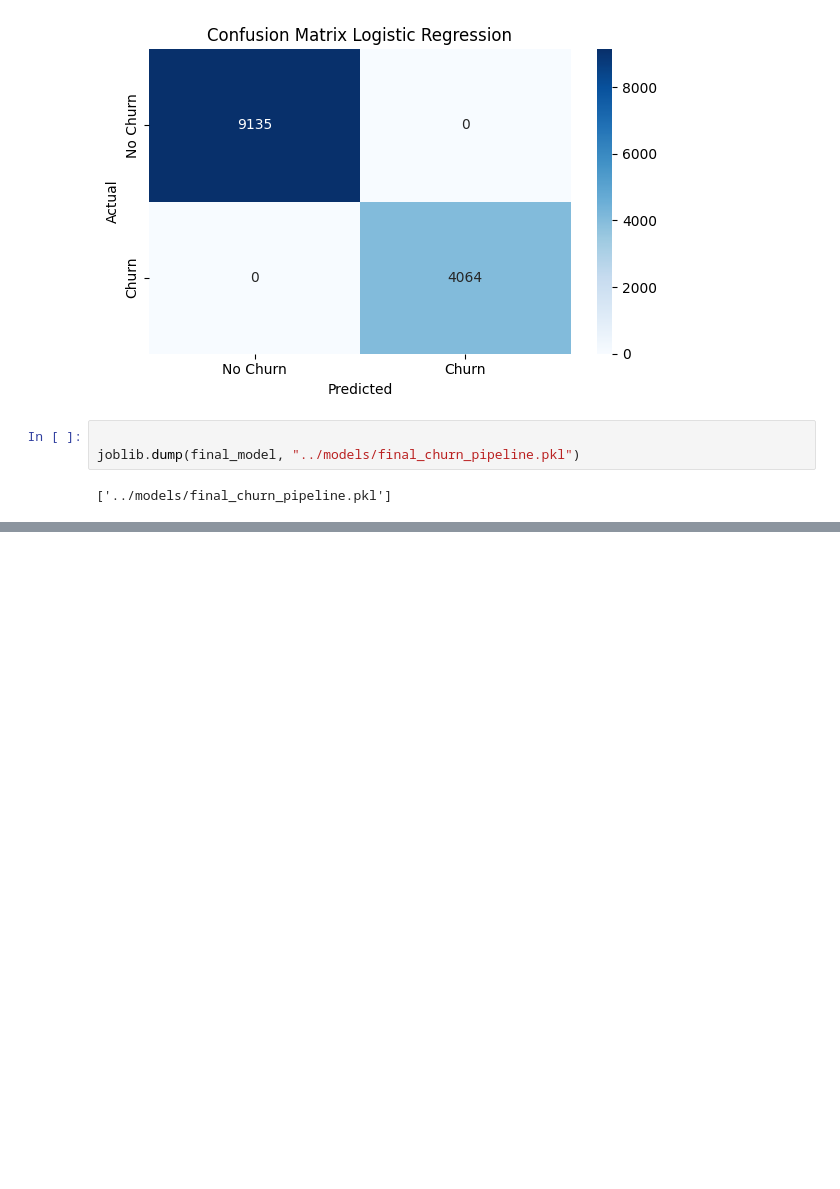
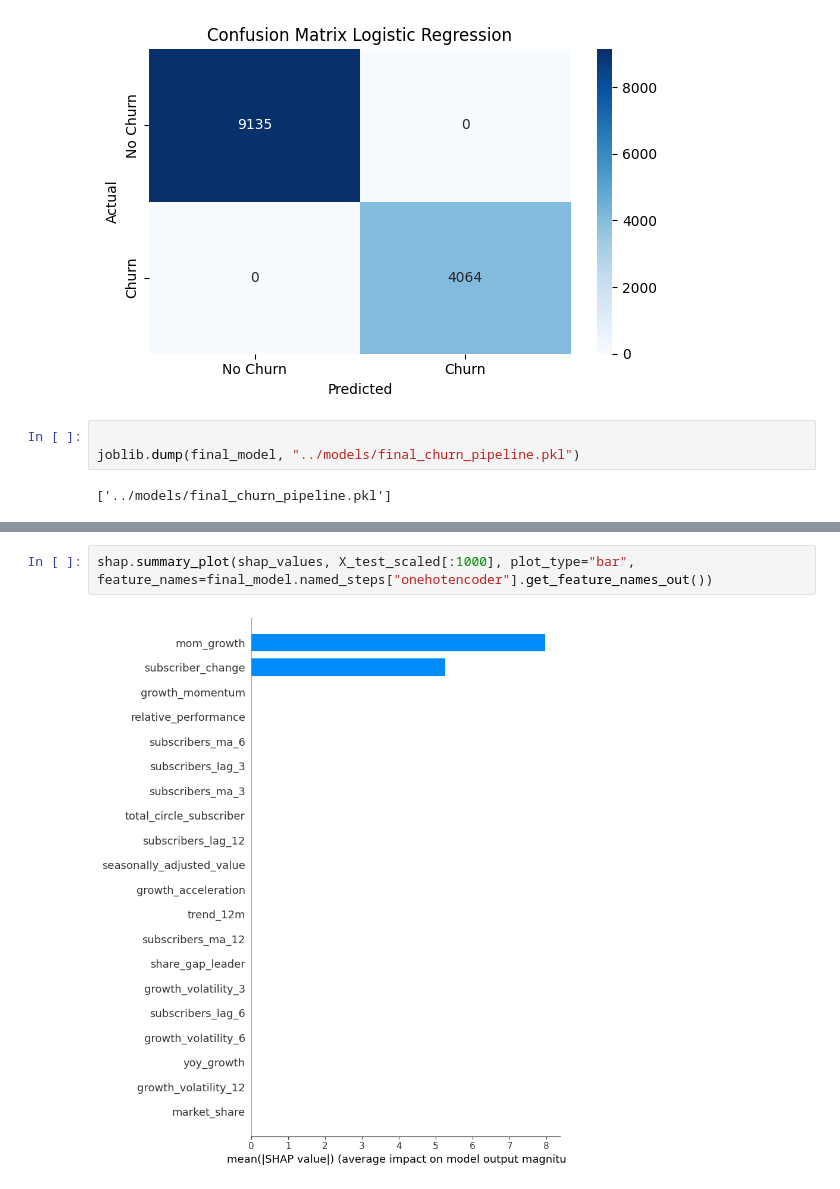
Before and after one commit to Lone-Hassan/Telecom-Churn-Project, a Jupyter notebook: notebooks/modeling.ipynb, the cells around one changed output, grey strips where cells are left out. Drawn from its saved outputs; the diff is of its cells as text; blank space fills up the shorter version.

```diff
--- a/notebooks/modeling.ipynb
+++ b/notebooks/modeling.ipynb
@@ -157,0 +178,4 @@ joblib.dump(final_model, "../models/final_churn_pipeline.pkl")
+# %%
+shap.summary_plot(shap_values, X_test_scaled[:1000], plot_type="bar", feature_names=final_model.named_steps["onehotencoder"].get_feature_names_out())
+# %% [output]
+[figure, added]
```
Also changed, not shown: parts of 3 cells of this notebook, 3 other files.
